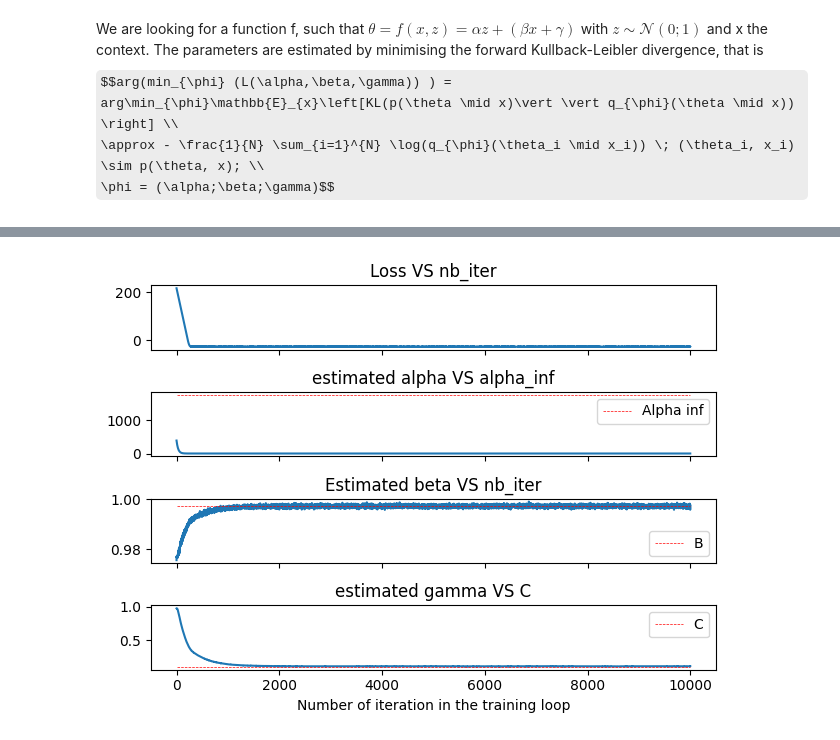
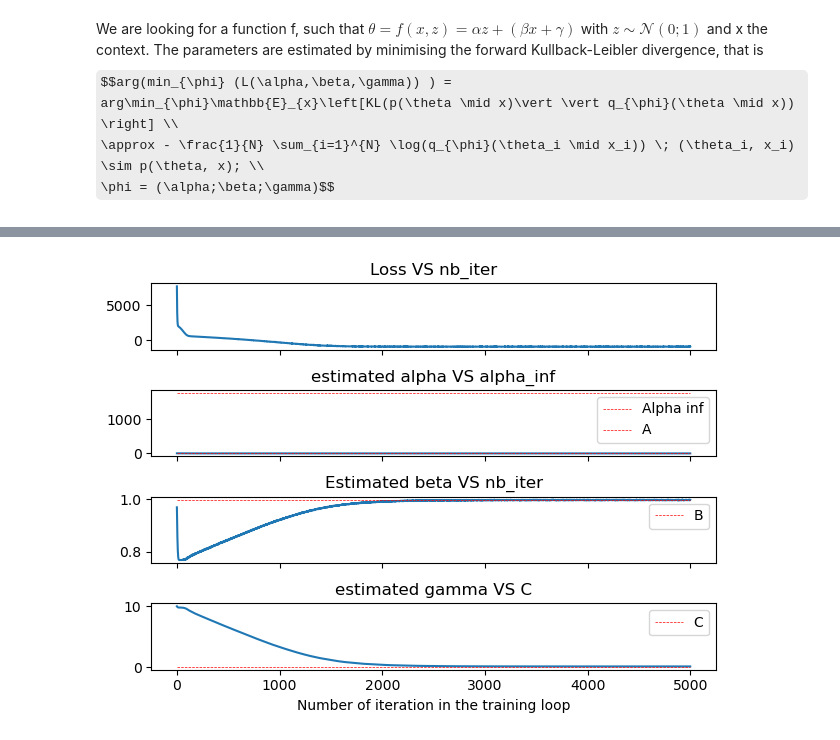
Before and after one commit to MouzaouiMatthieu/PFE, a Jupyter notebook: ConditionalFlow.ipynb, the cells around one changed output, grey strips where cells are left out. Cells and saved outputs as stored; diff of their text form; code cells hidden in the pictures; some formulas as TeX source.

Commit message:
Better visualisation

```diff
--- a/ConditionalFlow.ipynb
+++ b/ConditionalFlow.ipynb
@@ -130,12 +165,12 @@ torch.manual_seed(42)
             Returns:
                 float: Corresponding loss
             """
-
             res = 0
             est_mean = self.beta*X + self.gamma
             est_std = torch.exp(self.omega)
             logprob = torch.distributions.Normal(torch.Tensor(est_mean), torch.Tensor(est_std)).log_prob(thetas)
             res += logprob.sum()
+
             return -res.mean()
 
         def sample(self, x, size):
@@ -154,17 +189,17 @@ torch.manual_seed(42)
                     thetas_hat[i] = self.forward(x)
             return thetas_hat
 
-f = flow(base_distribution,6.0,1.0,1.0)
+f = flow(base_distribution,1.0,1.0,1.0)
 # %%
 dataset = TensorDataset(thetas, x)
 batch_size = 32
 loader = DataLoader(dataset,batch_size,shuffle=True)
 # %%
-n_iter = 10000
+n_iter = 5000
 learning_rate = 1e-3
 optimizer = torch.optim.Adam(f.parameters(), learning_rate)
 losses_train = []
-epsilon = 1e-5
+epsilon = 1e-4
 estimated_alpha = []
 estimated_beta = []
 estimated_gamma = []
@@ -173,21 +208,22 @@ with torch.no_grad():
 counter=1
 patience = 2
 for i in range(n_iter):
-    loss_batch = []
+    loss_batch = 0
     for batch_idx, batch in enumerate(loader):
         thetas_i,x_i = batch
+        #thetas_hat = f.forward(x_i)###
+        #loss_train = f.loss(thetas_hat,x_i)
         loss_train = f.loss(thetas_i,x_i)
         optimizer.zero_grad()
         loss_train.backward()
         optimizer.step()
-        loss_batch.append(loss_train.detach().item())
-    losses_train.append(np.mean(loss_batch))
+        loss_batch+= loss_train.detach().item()
+    losses_train.append(loss_batch)
     estimated_alpha.append(torch.exp(f.omega).detach().item())
     estimated_beta.append(f.beta.detach().item())
     estimated_gamma.append(f.gamma.detach().item())
 
-
-    if i%20==0:
+    if i%5==0:
         with torch.no_grad():
             loss_test = f.loss(thetas_test,x_test)
             if np.abs(loss_test - previous_loss) < epsilon:
@@ -196,6 +232,7 @@ for i in range(n_iter):
                 print(f"Early stop at iteration {i}")
                 break
             previous_loss = loss_test
+
     if i%200==0:
         print(f"Iteration {i} and loss = {loss_train}")
 # %% [output]
@@ -224,20 +262,21 @@ alpha_inf = mu0**2 + (1 + (sigma0/sigma)**2 ) * (A**2)
 # %%
 fig, axs = plt.subplots(4, sharex = True)
 axs[0].plot(losses_train)
 axs[0].set_title("Loss VS nb_iter")
 axs[1].plot(estimated_alpha)
 axs[1].hlines(y=alpha_inf,xmin=0, xmax=n_iter, linewidth=0.5, color='r', label="Alpha inf", linestyles='dashed')
+axs[1].hlines(y=A,xmin=0, xmax=n_iter, linewidth=0.5, color='r', label="A", linestyles='dashed')
 axs[1].legend()
 axs[1].set_title("estimated alpha VS alpha_inf")
 axs[2].plot(estimated_beta)
 axs[2].hlines(y=B,xmin=0, xmax=n_iter, linewidth=0.5, color='r', label="B", linestyles='dashed')
 axs[2].legend()
 axs[2].set_title("Estimated beta VS nb_iter")
 axs[3].plot(estimated_gamma)
 axs[3].hlines(y=C,xmin=0,xmax=n_iter,linewidth=0.5,color='r',label="C",linestyles='dashed')
 axs[3].legend()
 axs[3].set_title("estimated gamma VS C")
 plt.xlabel("Number of iteration in the training loop")
 fig.tight_layout()
 # %% [output]
-[figure, old version]
+[figure, new version]
```
Also changed, not shown: parts of 16 cells of this notebook.
